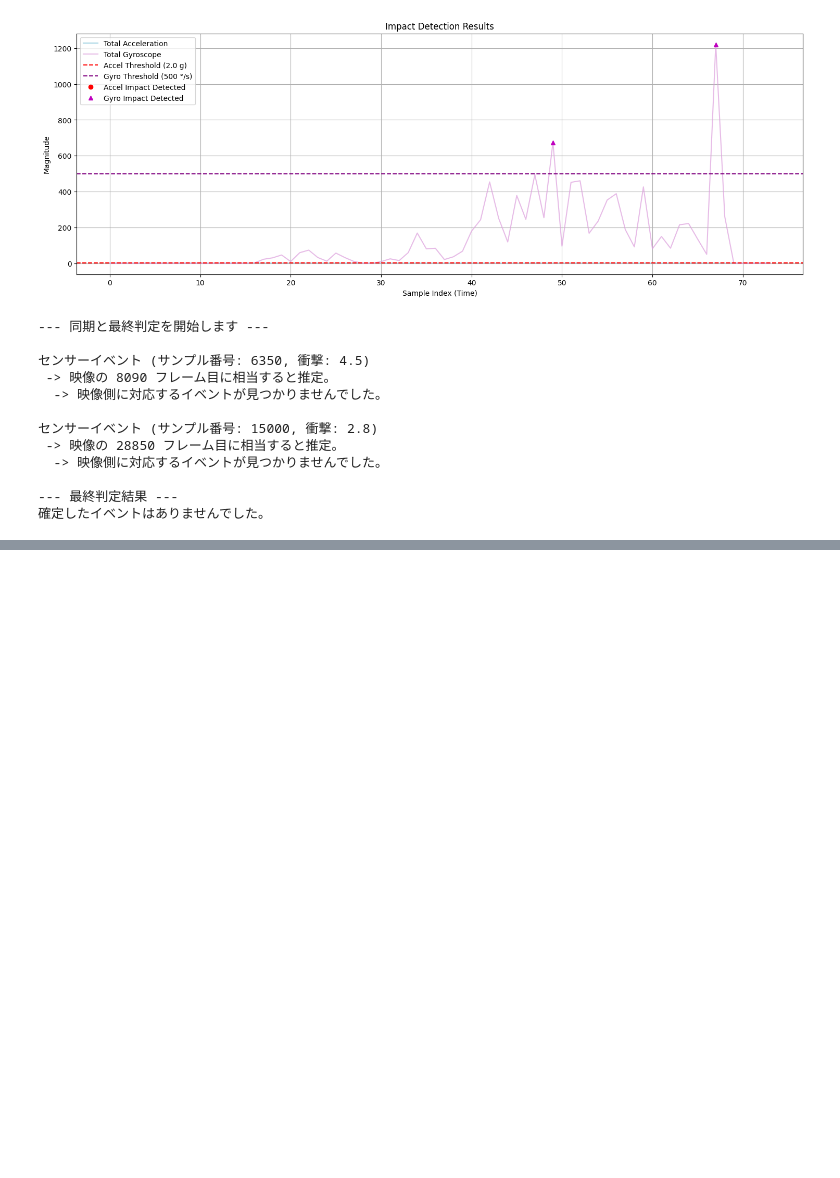
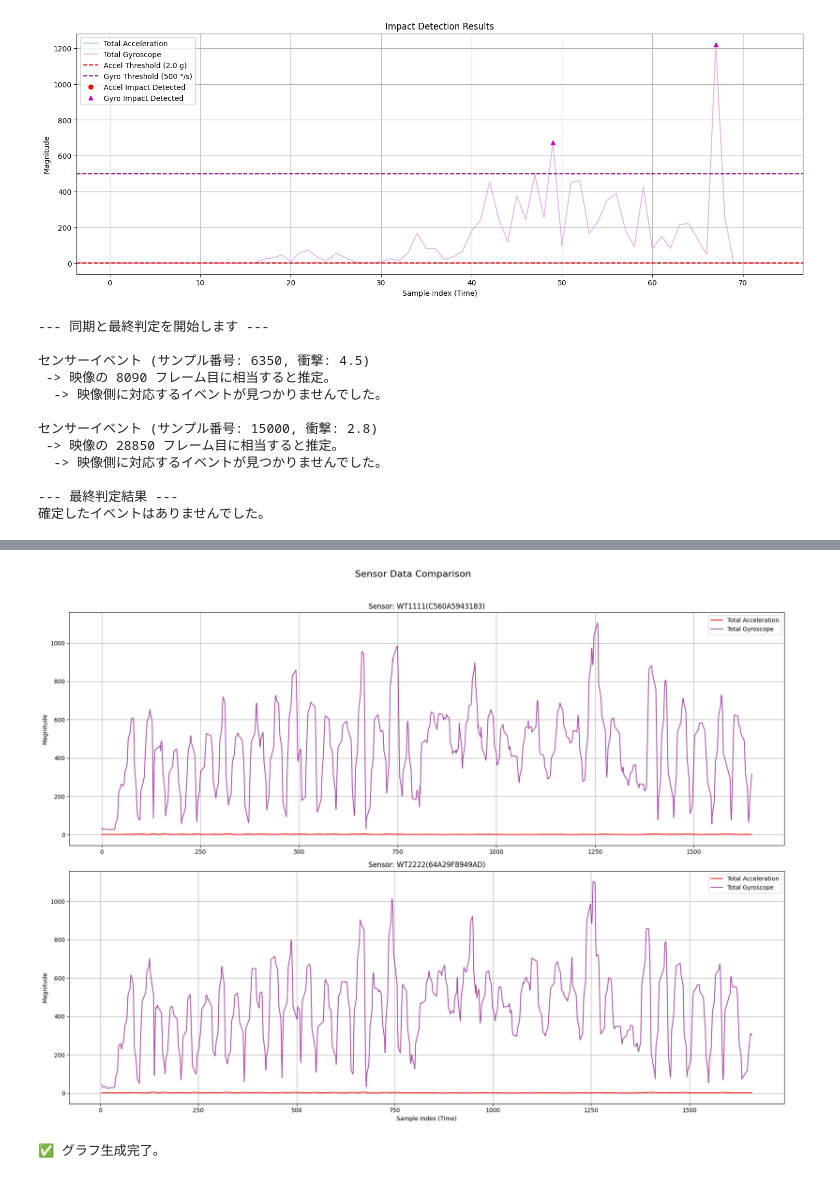
Before and after one commit to zkc1031/BadmintonNetTouch, a Jupyter notebook: notebooks/main_workflow.ipynb, the cells around one changed output, grey strips where cells are left out. Saved outputs shown, nothing was run; the diff lists cells and outputs as text; code cells hidden in the pictures; blank space fills up the shorter version.

```diff
--- a/notebooks/main_workflow.ipynb
+++ b/notebooks/main_workflow.ipynb
@@ -793,47 +793,57 @@ import os
 import numpy as np
 
 # --- 設定 ---
-# あなたがGoogle Driveにアップロードした、2つのセンサーデータが含まれるTXTファイルへのパス
+# 【重要】分析したいセンサーデータのTXTファイルへの、正しいパスに書き換えてください
+# 例: SENSOR_DATA_PATH = '/content/drive/MyDrive/Badminton_Research/sensor_data/20250718154228.txt'
 SENSOR_DATA_PATH = '/content/drive/MyDrive/Badminton_Research/sensor_data/20250718154228.txt'
 
 # --- メイン処理 ---
-def analyze_dual_sensor_data_v2(file_path):
-    print(f"--- 2センサー個別分析 ---")
+def analyze_sensor_data_v5(file_path):
+    print(f"--- センサーデータ詳細分析 (v5) ---")
+
+    # 1. ファイルの存在確認
     if not os.path.exists(file_path):
-        print(f"エラー: ファイルが見つかりません: {file_path}")
+        print(f"❌ エラー: ファイルが見つかりません。パスを確認してください: {file_path}")
         return
 
     try:
-        # TXTファイルを読み込む
+        # 2. ファイルの読み込み
+        print(f"🔄 ファイル '{os.path.basename(file_path)}' を読み込んでいます...")
+        # 1行目をヘッダーとして、タブ区切りで読み込む
         df = pd.read_csv(file_path, sep='\t', header=0)
+        print(f"✅ ファイル読み込み完了。合計 {len(df)} 行のデータを検出。")
 
-        # 列名から不要な文字を削除
-        df.columns = df.columns.str.replace(r'\(.*\)', '', regex=True).str.strip()
+        # 3. データの前処理（クレンジング）
+        print("\n🔄 データの前処理を行っています...")
+        original_columns = df.columns.tolist()
 
-        # 分析に使う列を数値型に変換
+        # 列名から不要な文字 `()` や `[]` を削除し、前後の空白を取り除く
+        df.columns = df.columns.str.replace(r'\(.*\)|\[.*\]', '', regex=True).str.strip()
+
+        print("   - 列名をクリーンにしました。")
+
+        # 分析に必要な列のリスト
         cols_to_analyze = ['AccX', 'AccY', 'AccZ', 'AsX', 'AsY', 'AsZ']
+
+        # 対象の列を強制的に数値型に変換
         for col in cols_to_analyze:
-            df[col] = pd.to_numeric(df[col], errors='coerce')
+            if col in df.columns:
+                df[col] = pd.to_numeric(df[col], errors='coerce')
 
-        # 'DeviceName'列から、ユニークなセンサー名を取得
+        print("   - 分析データを数値型に変換しました。")
+
+        # 4. センサーの種類の特定
         sensor_names = df['DeviceName'].unique()
-        if len(sensor_names) < 2:
-            print("警告: ファイル内にセンサーが1種類しか見つかりませんでした。")
-            # 1つでもグラフ表示できるように変更
-            # return
+        print(f"\n🔬 ファイル内で {len(sensor_names)} 種類のセンサーを検出しました:")
+        for name in sensor_names:
+            print(f"   - {name}")
 
-        print(f"\nファイル内で検出されたセンサー ({len(sensor_names)}個):")
-        for name in sensor_names:
-            print(f" - {name}")
-
-        # 各センサーのデータを、辞書形式で保存
+        # センサーごとにデータを分割
         sensor_dataframes = {name: df[df['DeviceName'] == name].copy() for name in sensor_names}
 
-        # --- グラフ描画 ---
-        # センサーの数だけ、縦にグラフを並べる
-        fig, axs = plt.subplots(len(sensor_names), 1, figsize=(18, 6 * len(sensor_names)), sharex=True)
-        if len(sensor_names) == 1: # センサーが1つの場合
-            axs = [axs]
+        # --- 5. グラフ描画 ---
+        print("\n📊 グラフを生成しています...")
+        fig, axs = plt.subplots(len(sensor_names), 1, figsize=(18, 7 * len(sensor_names)), squeeze=False)
         fig.suptitle('Sensor Data Comparison', fontsize=16)
 
         for i, name in enumerate(sensor_names):
@@ -843,8 +853,7 @@ def analyze_dual_sensor_data_v2(file_path):
             data['TotalAcc'] = np.sqrt(data['AccX']**2 + data['AccY']**2 + data['AccZ']**2)
             data['TotalGyro'] = np.sqrt(data['AsX']**2 + data['AsY']**2 + data['AsZ']**2)
 
-            # 各センサー専用のグラフにプロット
-            ax = axs[i]
+            ax = axs[i, 0]
             ax.plot(data.index, data['TotalAcc'], label='Total Acceleration', color='red')
             ax.plot(data.index, data['TotalGyro'], label='Total Gyroscope', color='purple', alpha=0.7)
             ax.set_title(f'Sensor: {name}')
@@ -852,13 +861,16 @@ def analyze_dual_sensor_data_v2(file_path):
             ax.legend()
             ax.grid(True)
 
-        axs[-1].set_xlabel('Sample Index (Time)') # 最後のグラフにだけX軸ラベルを付ける
-        plt.tight_layout(rect=[0, 0.03, 1, 0.96]) # タイトルが重ならないように調整
+        axs[-1, 0].set_xlabel('Sample Index (Time)')
+        plt.tight_layout(rect=[0, 0.03, 1, 0.96])
         plt.show()
+        print("✅ グラフ生成完了。")
 
     except Exception as e:
-        print(f"\nエラー: データの処理中に問題が発生しました。: {e}")
+        print(f"\n❌ エラー: データの処理中に予期せぬ問題が発生しました。")
+        print(f"   詳細: {e}")
 
 # --- 関数を実行 ---
-# SENSOR_DATA_PATHを実際のファイルパスに書き換えてから実行
-# analyze_dual_sensor_data_v2(SENSOR_DATA_PATH)
+# SENSOR_DATA_PATHを、あなたの実際のファイルパスに書き換えてから、このセルを実行してください
+analyze_sensor_data_v5(SENSOR_DATA_PATH)
+# %% [output]
@@ -864,0 +890,2 @@ def analyze_dual_sensor_data_v2(file_path):
+[figure, added]
+✅ グラフ生成完了。
```
Also changed, not shown: parts of 1 cell of this notebook.
